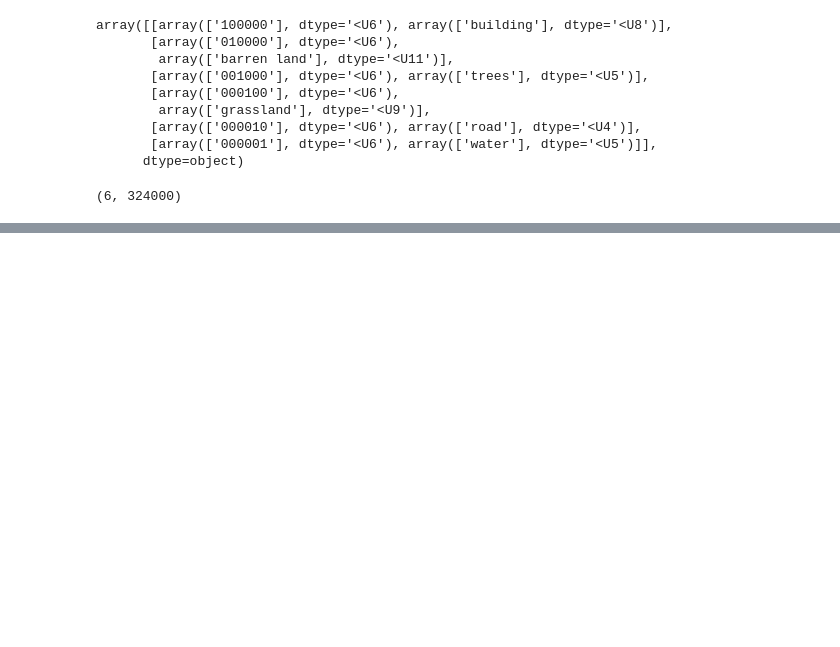
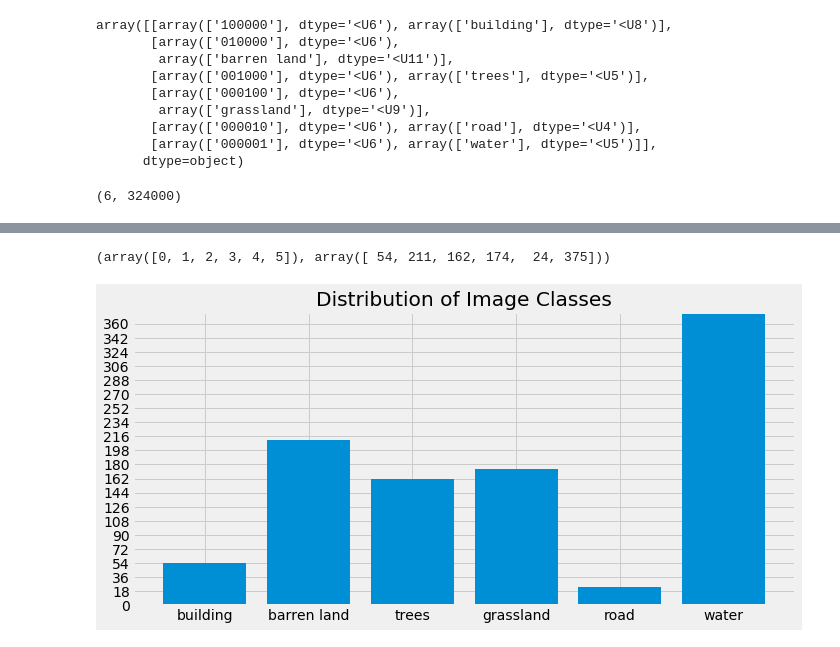
Before and after one commit to Laszarus/capstone_2, a Jupyter notebook: notebooks/capstone_2_local_eda.ipynb, the cells around one changed output, grey strips where cells are left out. Drawn from its saved outputs; the diff is of its cells as text; code cells hidden in the pictures; blank space fills up the shorter version.

```diff
--- a/notebooks/capstone_2_local_eda.ipynb
+++ b/notebooks/capstone_2_local_eda.ipynb
@@ -100,0 +93,27 @@ array([0, 1, 0, 0, 0, 0], dtype=uint8)
+# %%
+np.unique(class_list, return_counts=True)
+# %% [output]
+(array([0, 1, 2, 3, 4, 5]), array([ 54, 211, 162, 174,  24, 375]))
+# %%
+unique_elements, counts_elements = np.unique(class_list, return_counts=True)
+sorting = np.argsort(unique_elements)
+counts_ordered = counts_elements[sorting]
+classes_ordered = unique_elements[sorting]
+y_max = counts_ordered.max()
+y_interval = int(y_max/20)
+# %%
+N = len(classes_ordered)
+labels = ['building', 'barren land', 'trees', 'grassland', 'road', 'water']
+data = counts_ordered
+plt.style.use('fivethirtyeight')
+fig, ax = plt.subplots(figsize=(10,5))
+tickLocations = np.arange(N)
+ax.bar(tickLocations, data)
+ax.set_xticks(ticks=tickLocations)
+ax.set_xticklabels(labels)
+ax.set_yticks(range(y_max)[0::y_interval])
+ax.set_ylim((0,y_max))
+ax.set_title("Distribution of Image Classes")
+fig.tight_layout(pad=1)
+# %% [output]
+[figure, added]
```
Also changed, not shown: parts of 9 cells of this notebook, 4 other files.
